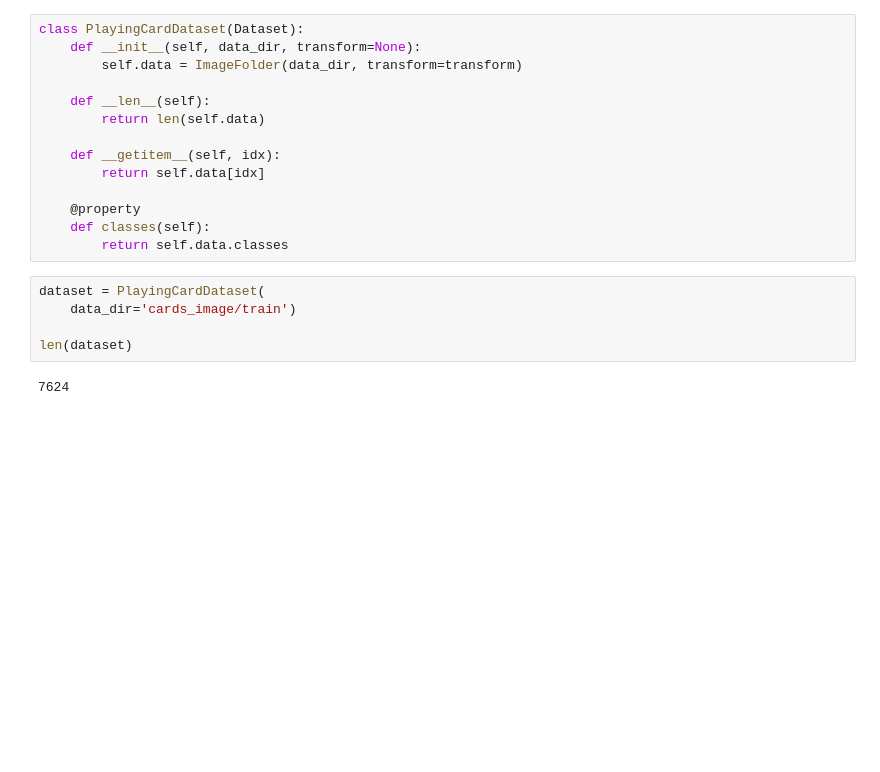
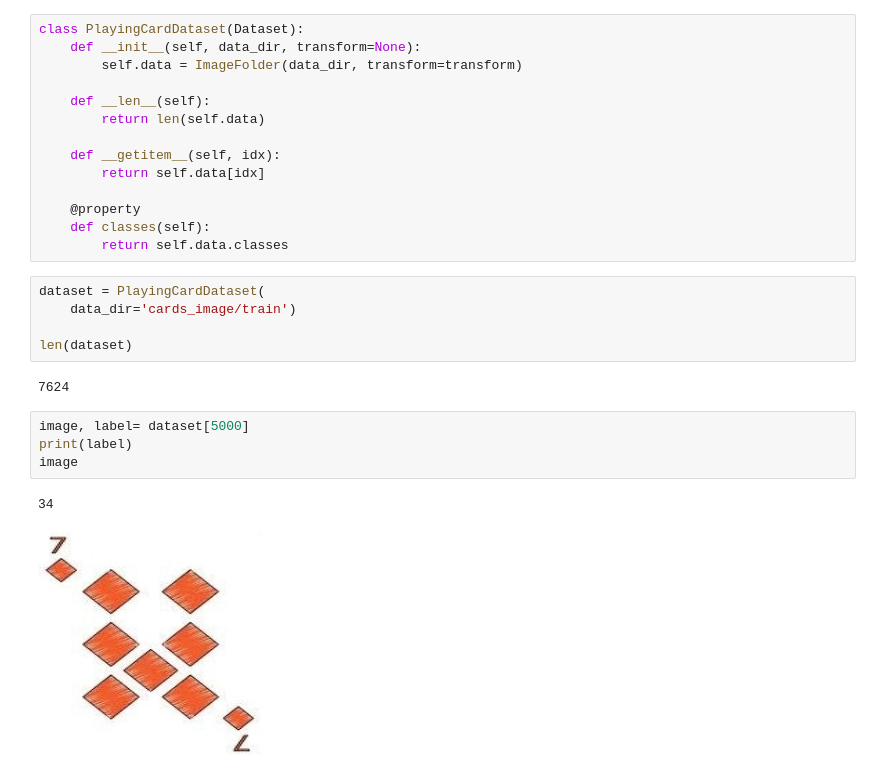
Before and after one commit to princesapkota/pytorch-cards, a Jupyter notebook: cards.ipynb, the cells around one changed output. Drawn from its saved outputs; the diff is of its cells as text; blank space fills up the shorter version.

```diff
--- a/cards.ipynb
+++ b/cards.ipynb
@@ -36,3 +36,10 @@ dataset = PlayingCardDataset(
 len(dataset)
 # %% [output]
 7624
+# %%
+image, label= dataset[5000]
+print(label)
+image
+# %% [output]
+34
+[figure, added]
```
Also changed, not shown: parts of 1 cell of this notebook.
